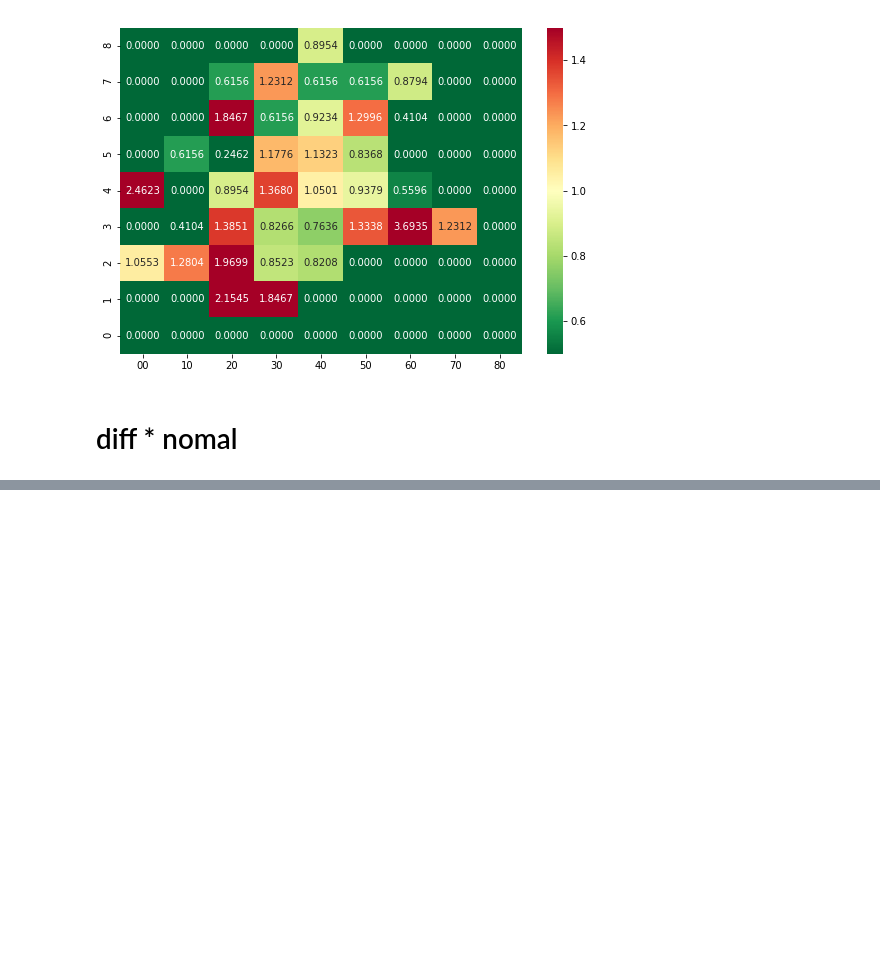
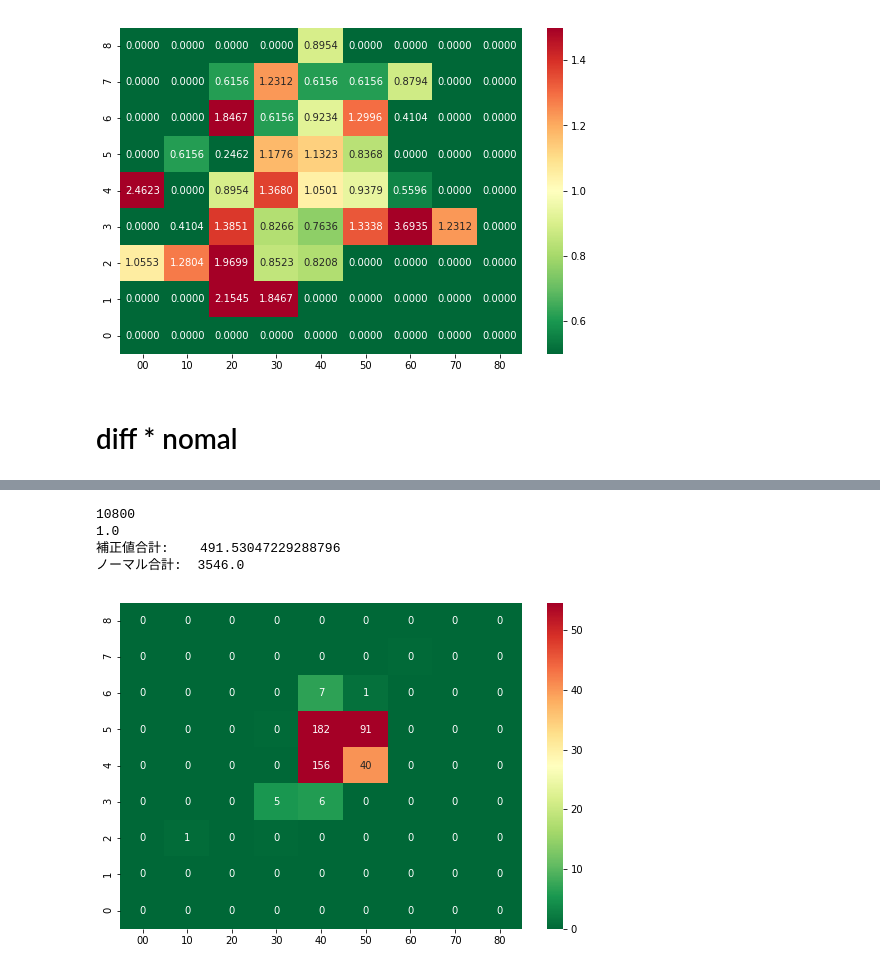
Before and after one commit to KessaPassa/jupyter, a Jupyter notebook: 20190114/convert_area_to_contour_for_2D.ipynb, the cells around one changed output, grey strips where cells are left out. Saved outputs shown, nothing was run; the diff lists cells and outputs as text; code cells hidden in the pictures; blank space fills up the shorter version.

```diff
--- a/20190114/convert_area_to_contour_for_2D.ipynb
+++ b/20190114/convert_area_to_contour_for_2D.ipynb
@@ -339,0 +383,8 @@ create_corrected(5)
+# %%
+create_corrected(2)
+# %% [output]
+10800
+1.0
+補正値合計:    491.53047229288796
+ノーマル合計:  3546.0
+[figure, added]
```
Also changed, not shown: parts of 22 cells of this notebook, 23 other files.
